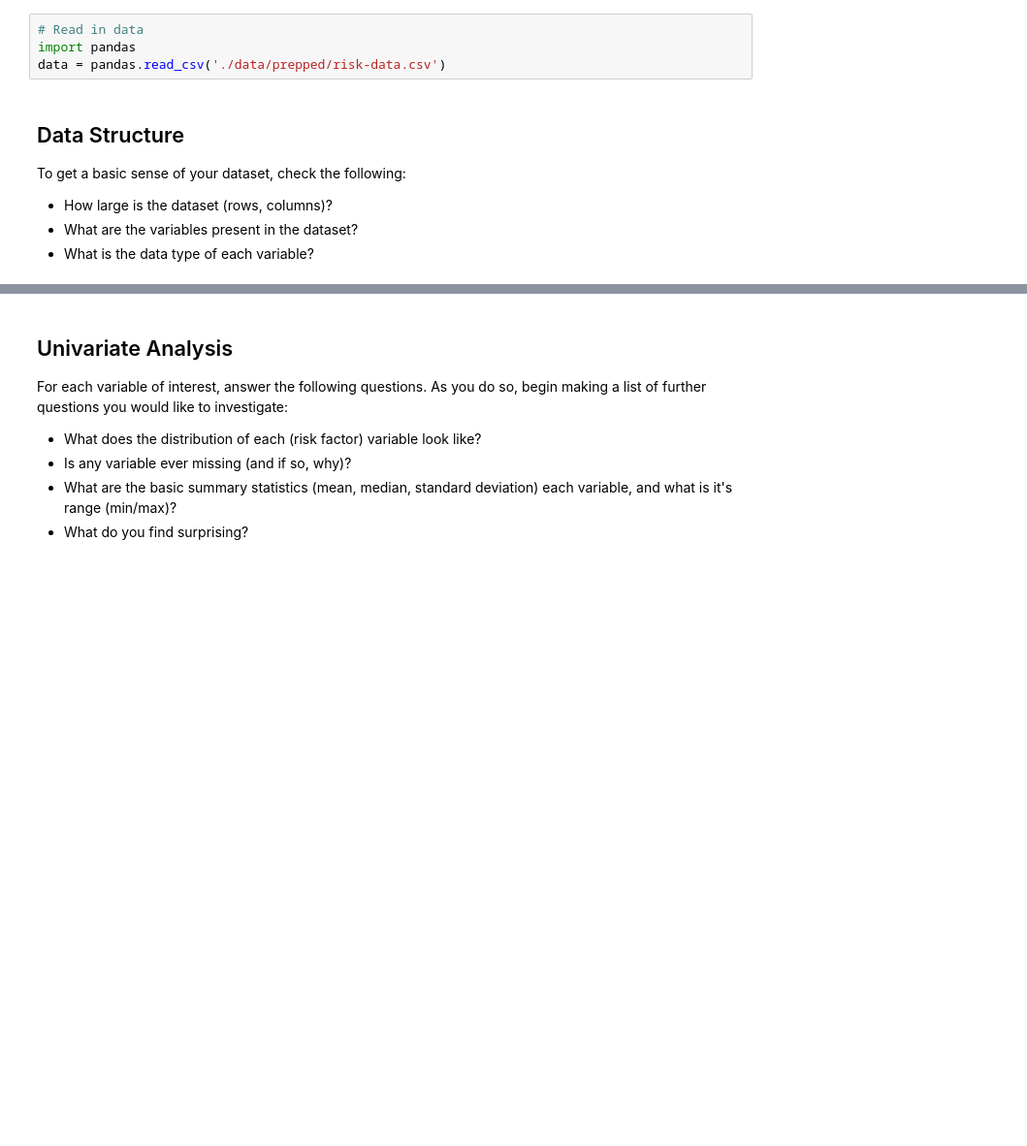
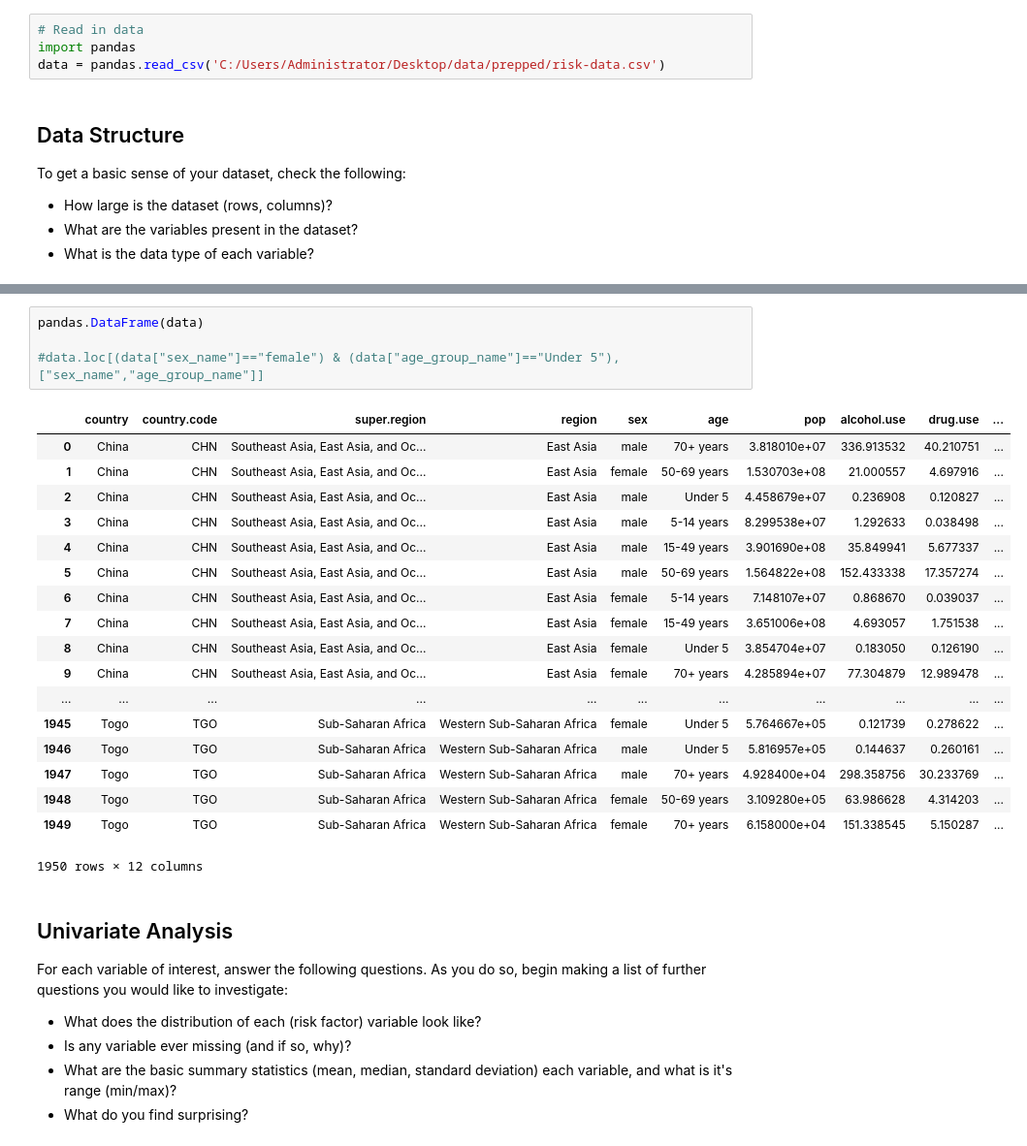
Before and after one commit to info-370/eda, a Jupyter notebook: health-burden/eda.ipynb, the cells around one changed output, grey strips where cells are left out. Shown: that part at 97% size. Cells and saved outputs as stored; diff of their text form; blank space fills up the shorter version.

```diff
--- a/health-burden/eda.ipynb
+++ b/health-burden/eda.ipynb
@@ -5,7 +5,7 @@
 # %%
 # Read in data
 import pandas
-data = pandas.read_csv('./data/prepped/risk-data.csv')
+data = pandas.read_csv('C:/Users/Administrator/Desktop/data/prepped/risk-data.csv')
 # %% [markdown]
 ## Data Structure
 To get a basic sense of your dataset, check the following:
@@ -18,3 +32,26 @@ To get a basic sense of your dataset, check the following:
+# %%
+pandas.DataFrame(data)
+
+#data.loc[(data["sex_name"]=="female") & (data["age_group_name"]=="Under 5"), ["sex_name","age_group_name"]]
+# %% [output]
+|  | country | country.code | super.region | region | sex | age | pop | alcohol.use | drug.use | ... |
+| 0 | China | CHN | Southeast Asia, East Asia, and Oc... | East Asia | male | 70+ years | 3.818010e+07 | 336.913532 | 40.210751 | ... |
+| 1 | China | CHN | Southeast Asia, East Asia, and Oc... | East Asia | female | 50-69 years | 1.530703e+08 | 21.000557 | 4.697916 | ... |
+| 2 | China | CHN | Southeast Asia, East Asia, and Oc... | East Asia | male | Under 5 | 4.458679e+07 | 0.236908 | 0.120827 | ... |
+| 3 | China | CHN | Southeast Asia, East Asia, and Oc... | East Asia | male | 5-14 years | 8.299538e+07 | 1.292633 | 0.038498 | ... |
+| 4 | China | CHN | Southeast Asia, East Asia, and Oc... | East Asia | male | 15-49 years | 3.901690e+08 | 35.849941 | 5.677337 | ... |
+| 5 | China | CHN | Southeast Asia, East Asia, and Oc... | East Asia | male | 50-69 years | 1.564822e+08 | 152.433338 | 17.357274 | ... |
+| 6 | China | CHN | Southeast Asia, East Asia, and Oc... | East Asia | female | 5-14 years | 7.148107e+07 | 0.868670 | 0.039037 | ... |
+| 7 | China | CHN | Southeast Asia, East Asia, and Oc... | East Asia | female | 15-49 years | 3.651006e+08 | 4.693057 | 1.751538 | ... |
+| 8 | China | CHN | Southeast Asia, East Asia, and Oc... | East Asia | female | Under 5 | 3.854704e+07 | 0.183050 | 0.126190 | ... |
+| 9 | China | CHN | Southeast Asia, East Asia, and Oc... | East Asia | female | 70+ years | 4.285894e+07 | 77.304879 | 12.989478 | ... |
+| ... | ... | ... | ... | ... | ... | ... | ... | ... | ... | ... |
+| 1945 | Togo | TGO | Sub-Saharan Africa | Western Sub-Saharan Africa | female | Under 5 | 5.764667e+05 | 0.121739 | 0.278622 | ... |
+| 1946 | Togo | TGO | Sub-Saharan Africa | Western Sub-Saharan Africa | male | Under 5 | 5.816957e+05 | 0.144637 | 0.260161 | ... |
+| 1947 | Togo | TGO | Sub-Saharan Africa | Western Sub-Saharan Africa | male | 70+ years | 4.928400e+04 | 298.358756 | 30.233769 | ... |
+| 1948 | Togo | TGO | Sub-Saharan Africa | Western Sub-Saharan Africa | female | 50-69 years | 3.109280e+05 | 63.986628 | 4.314203 | ... |
+| 1949 | Togo | TGO | Sub-Saharan Africa | Western Sub-Saharan Africa | female | 70+ years | 6.158000e+04 | 151.338545 | 5.150287 | ... |
+1950 rows × 12 columns
 # %% [markdown]
 
 ## Univariate Analysis
```
Also changed, not shown: parts of 5 cells of this notebook.
